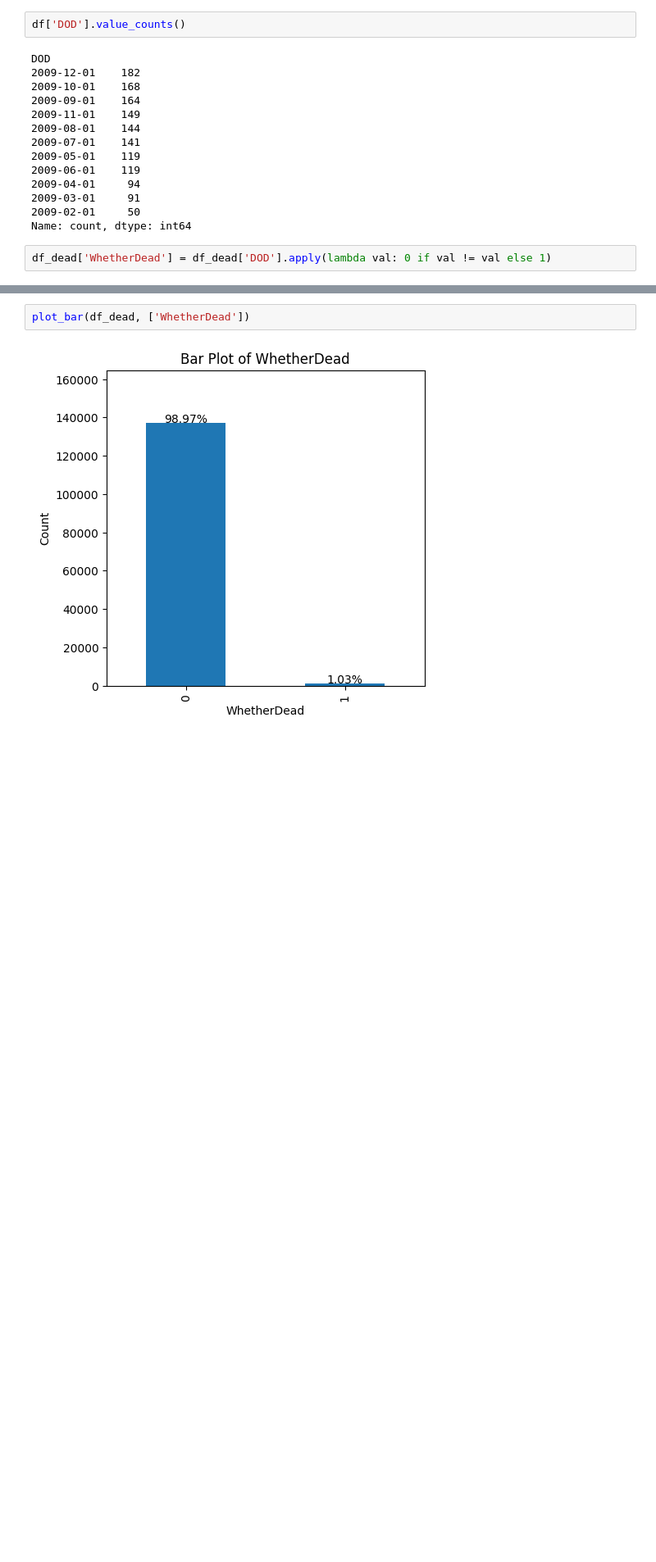
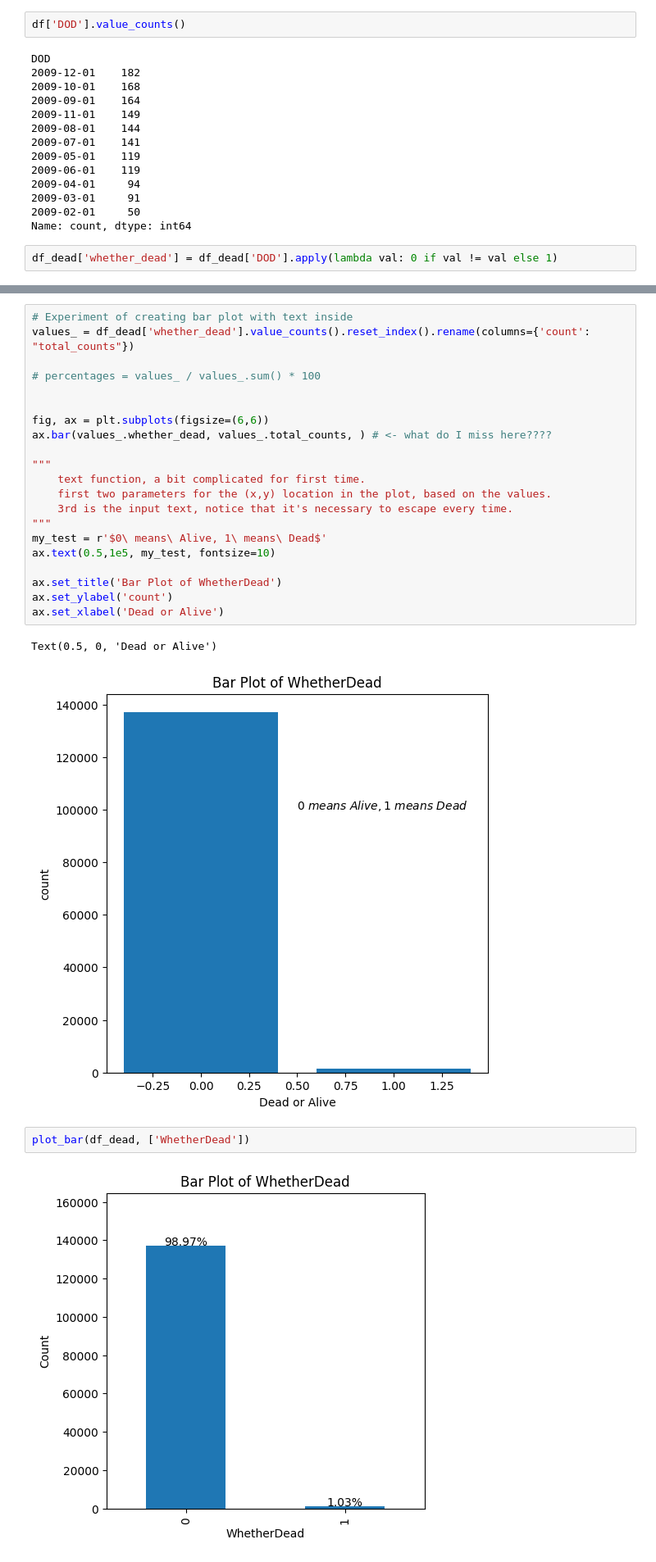
Before and after one commit to ChTomer/MyCapstone, a Jupyter notebook: HealthCareFraudProjectPitch/1beneficiary.ipynb, the cells around one changed output, grey strips where cells are left out. Shown at 82% size. Saved outputs shown, nothing was run; the diff lists cells and outputs as text; blank space fills up the shorter version.

```diff
--- a/HealthCareFraudProjectPitch/1beneficiary.ipynb
+++ b/HealthCareFraudProjectPitch/1beneficiary.ipynb
@@ -670,4 +666,4 @@ DOD
 2009-02-01     50
 Name: count, dtype: int64
 # %%
-df_dead['WhetherDead'] = df_dead['DOD'].apply(lambda val: 0 if val != val else 1)
+df_dead['whether_dead'] = df_dead['DOD'].apply(lambda val: 0 if val != val else 1)
@@ -674,3 +677,27 @@ df_dead['WhetherDead'] = df_dead['DOD'].apply(lambda val: 0 if val != val else 1
+# %%
+# Experiment of creating bar plot with text inside
+values_ = df_dead['whether_dead'].value_counts().reset_index().rename(columns={'count': "total_counts"})
+
+# percentages = values_ / values_.sum() * 100
+
+
+fig, ax = plt.subplots(figsize=(6,6))
+ax.bar(values_.whether_dead, values_.total_counts, ) # <- what do I miss here????
+
+"""
+    text function, a bit complicated for first time.
+    first two parameters for the (x,y) location in the plot, based on the values.
+    3rd is the input text, notice that it's necessary to escape every time.
+"""
+my_test = r'$0\ means\ Alive, 1\ means\ Dead$'
+ax.text(0.5,1e5, my_test, fontsize=10)
+
+ax.set_title('Bar Plot of WhetherDead')
+ax.set_ylabel('count')
+ax.set_xlabel('Dead or Alive')
+# %% [output]
+Text(0.5, 0, 'Dead or Alive')
+[figure, added]
 # %%
 plot_bar(df_dead, ['WhetherDead'])
 # %% [output]
```
Also changed, not shown: parts of 6 cells of this notebook.
